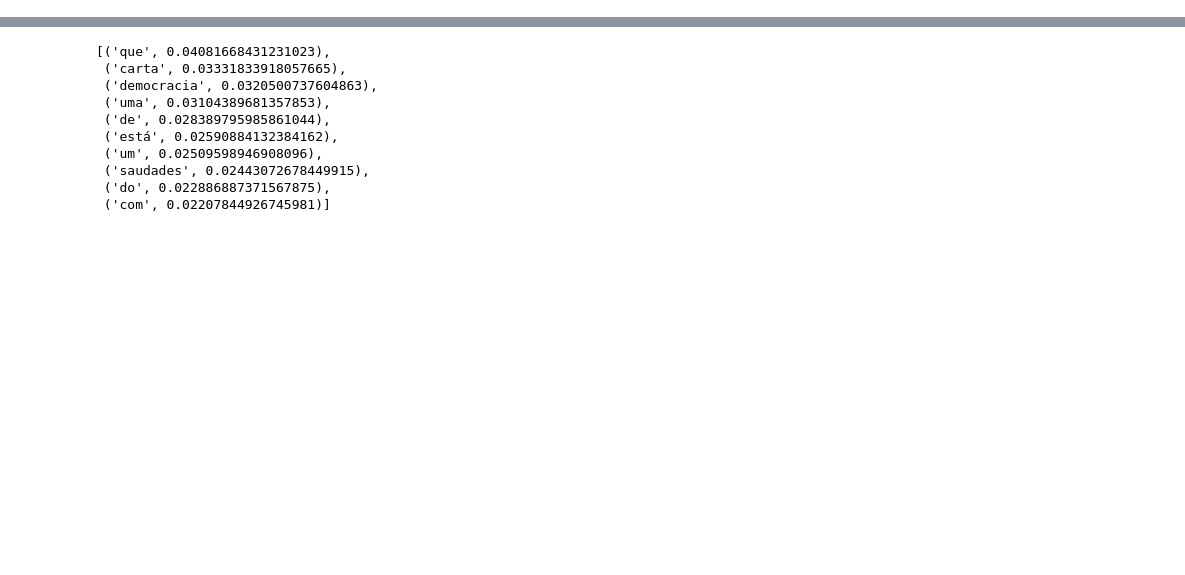
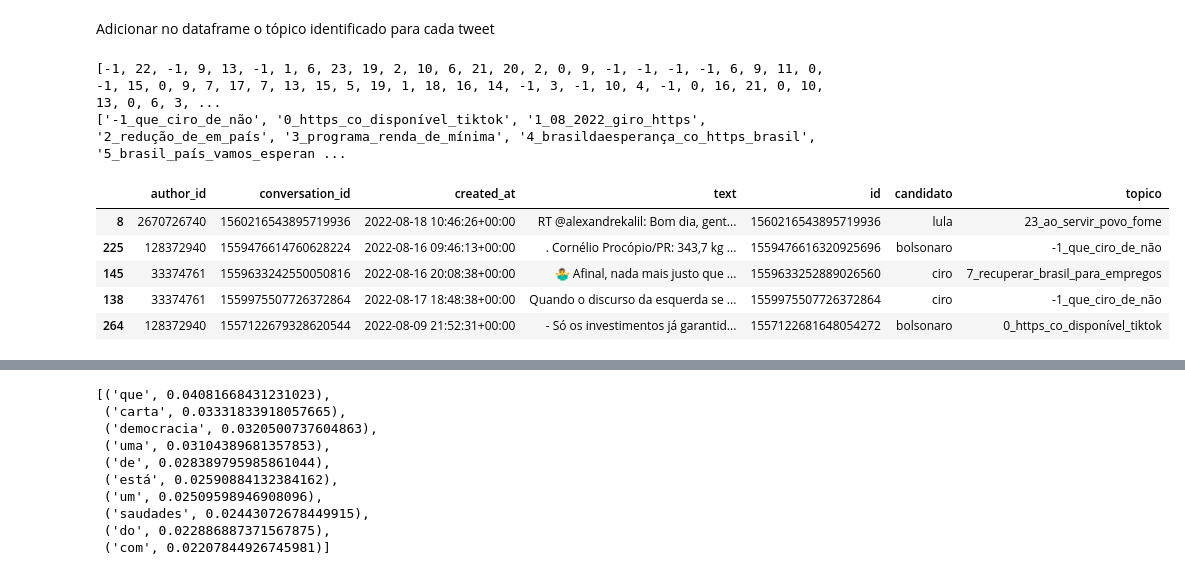
Before and after one commit to rodrigo98rm/pln-2022.2, a Jupyter notebook: src/topic-modeling.ipynb, the cells around one changed output, grey strips where cells are left out. Drawn from its saved outputs; the diff is of its cells as text; code cells hidden in the pictures; blank space fills up the shorter version.

```diff
--- a/src/topic-modeling.ipynb
+++ b/src/topic-modeling.ipynb
@@ -44,3 +66,24 @@ print(docs)
+# %% [markdown]
+Adicionar no dataframe o tópico identificado para cada tweet
+# %%
+print(tweets_topic)
+
+topic_names = model.generate_topic_labels(nr_words=4)
+print(topic_names)
+
+for index, tweet_topic in enumerate(tweets_topic):
+    tweets.at[index, 'topico'] = topic_names[tweet_topic + 1]
+
+tweets.head()
+# %% [output]
+[-1, 22, -1, 9, 13, -1, 1, 6, 23, 19, 2, 10, 6, 21, 20, 2, 0, 9, -1, -1, -1, -1, 6, 9, 11, 0, -1, 15, 0, 9, 7, 17, 7, 13, 15, 5, 19, 1, 18, 16, 14, -1, 3, -1, 10, 4, -1, 0, 16, 21, 0, 10, 13, 0, 6, 3, ...
+['-1_que_ciro_de_não', '0_https_co_disponível_tiktok', '1_08_2022_giro_https', '2_redução_de_em_país', '3_programa_renda_de_mínima', '4_brasildaesperança_co_https_brasil', '5_brasil_país_vamos_esperan ...
+|  | author_id | conversation_id | created_at | text | id | candidato | topico |
+| 8 | 2670726740 | 1560216543895719936 | 2022-08-18 10:46:26+00:00 | RT @alexandrekalil: Bom dia, gent... | 1560216543895719936 | lula | 23_ao_servir_povo_fome |
+| 225 | 128372940 | 1559476614760628224 | 2022-08-16 09:46:13+00:00 | . Cornélio Procópio/PR: 343,7 kg ... | 1559476616320925696 | bolsonaro | -1_que_ciro_de_não |
+| 145 | 33374761 | 1559633242550050816 | 2022-08-16 20:08:38+00:00 | 🤷‍♂️ Afinal, nada mais justo que ... | 1559633252889026560 | ciro | 7_recuperar_brasil_para_empregos |
+| 138 | 33374761 | 1559975507726372864 | 2022-08-17 18:48:38+00:00 | Quando o discurso da esquerda se ... | 1559975507726372864 | ciro | -1_que_ciro_de_não |
+| 264 | 128372940 | 1557122679328620544 | 2022-08-09 21:52:31+00:00 | - Só os investimentos já garantid... | 1557122681648054272 | bolsonaro | 0_https_co_disponível_tiktok |
 # %%
 freq = model.get_topic_info()
 freq
```
Also changed, not shown: parts of 10 cells of this notebook.
